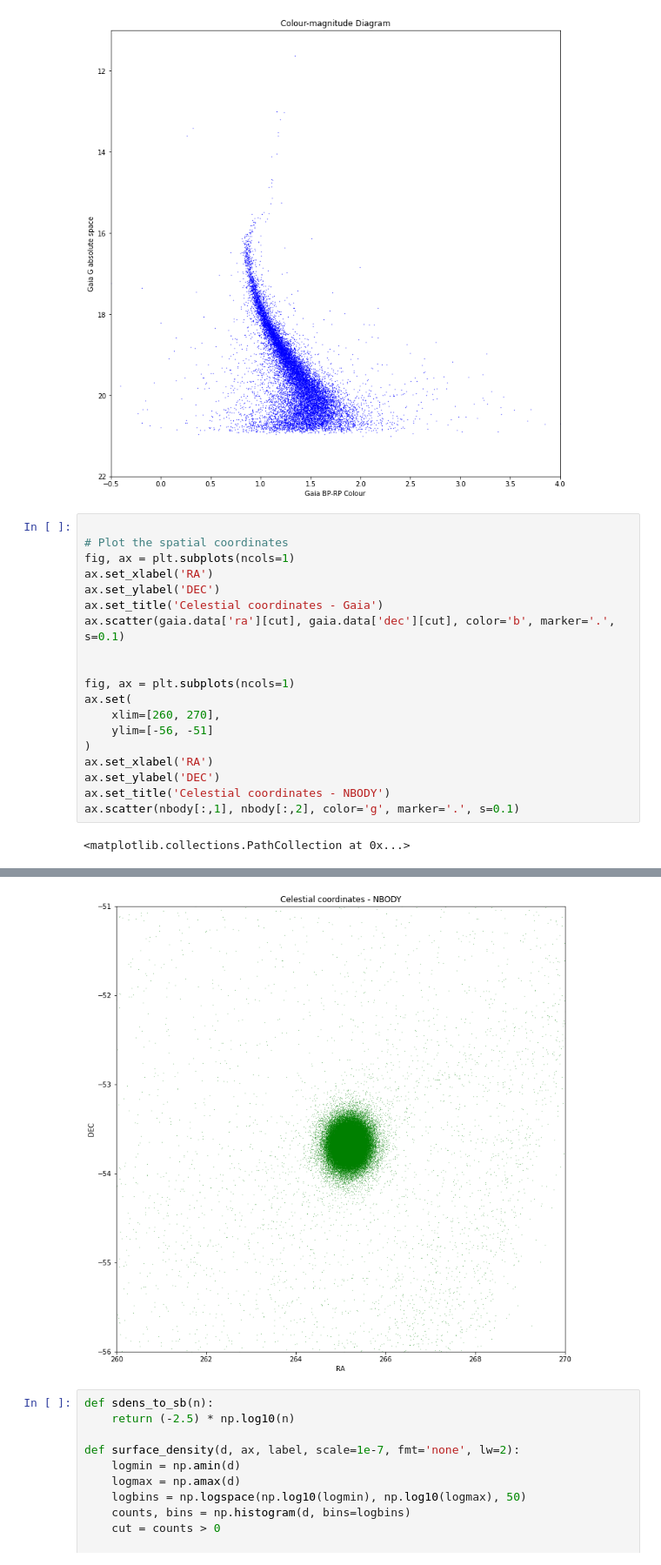
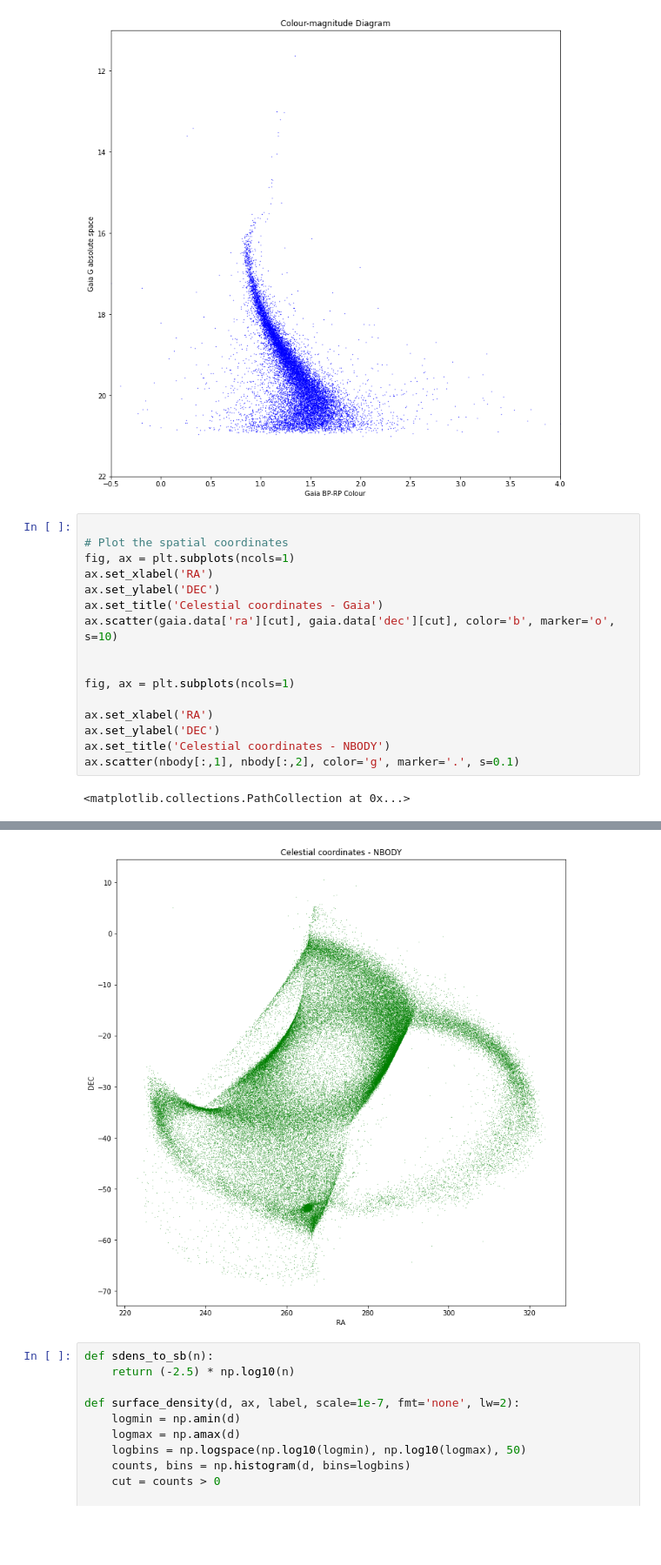
Before and after one commit to anthony-arnold/ngc6397, a Jupyter notebook: ngc6397.ipynb, the cells around one changed output, grey strips where cells are left out. Shown at 87% size. Saved outputs shown, nothing was run; the diff lists cells and outputs as text; blank space fills up the shorter version.

```diff
--- a/ngc6397.ipynb
+++ b/ngc6397.ipynb
@@ -167,14 +167,11 @@ fig, ax = plt.subplots(ncols=1)
 ax.set_xlabel('RA')
 ax.set_ylabel('DEC')
 ax.set_title('Celestial coordinates - Gaia')
-ax.scatter(gaia.data['ra'][cut], gaia.data['dec'][cut], color='b', marker='.', s=0.1)
+ax.scatter(gaia.data['ra'][cut], gaia.data['dec'][cut], color='b', marker='o', s=10)
 
 
 fig, ax = plt.subplots(ncols=1)
-ax.set(
-    xlim=[260, 270],
-    ylim=[-56, -51]
-)
+
 ax.set_xlabel('RA')
 ax.set_ylabel('DEC')
 ax.set_title('Celestial coordinates - NBODY')
@@ -185,4 +182,4 @@ ax.scatter(nbody[:,1], nbody[:,2], color='g', marker='.', s=0.1)
-[figure, old version]
+[figure, new version]
 # %%
 def sdens_to_sb(n):
     return (-2.5) * np.log10(n)
```
Also changed, not shown: parts of 3 cells of this notebook.
